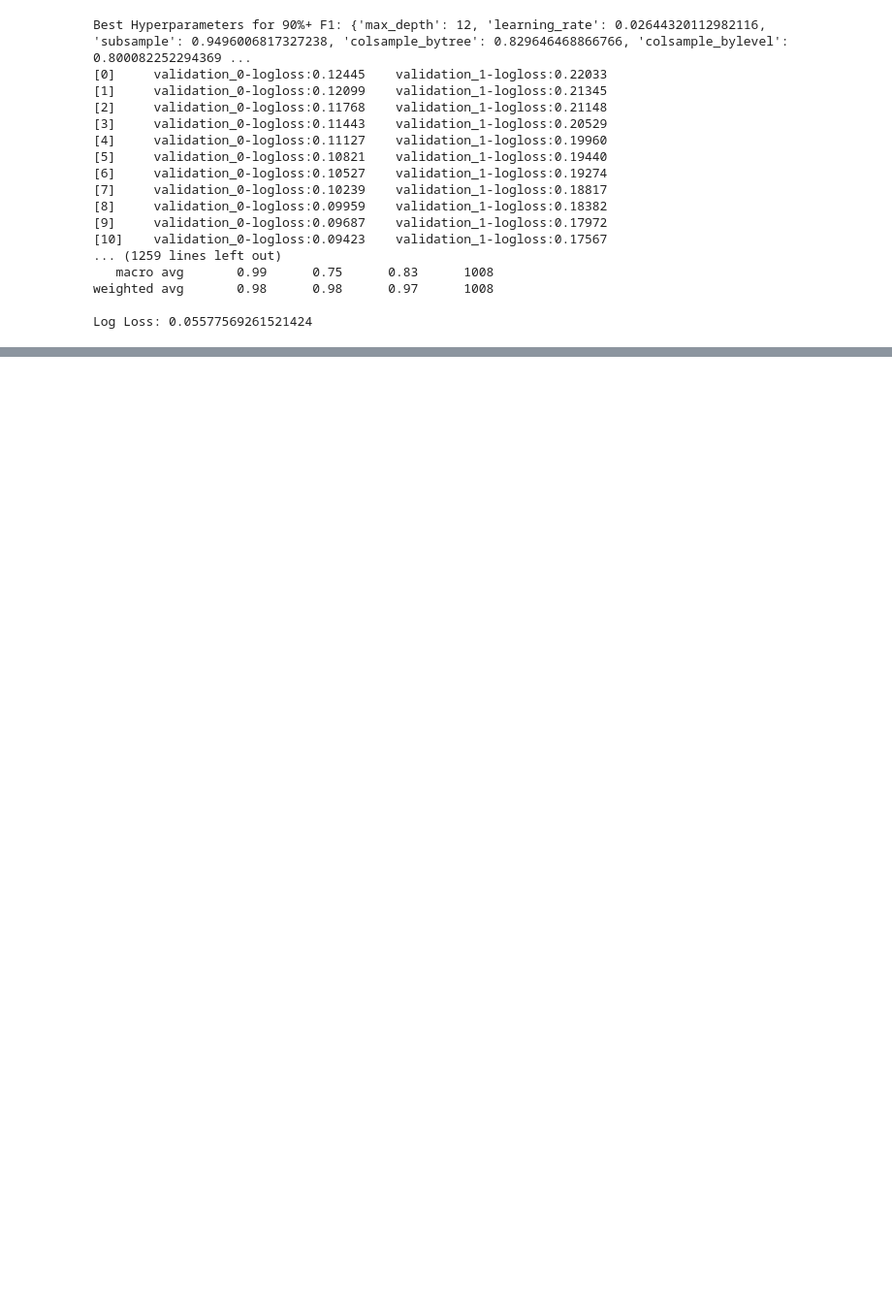
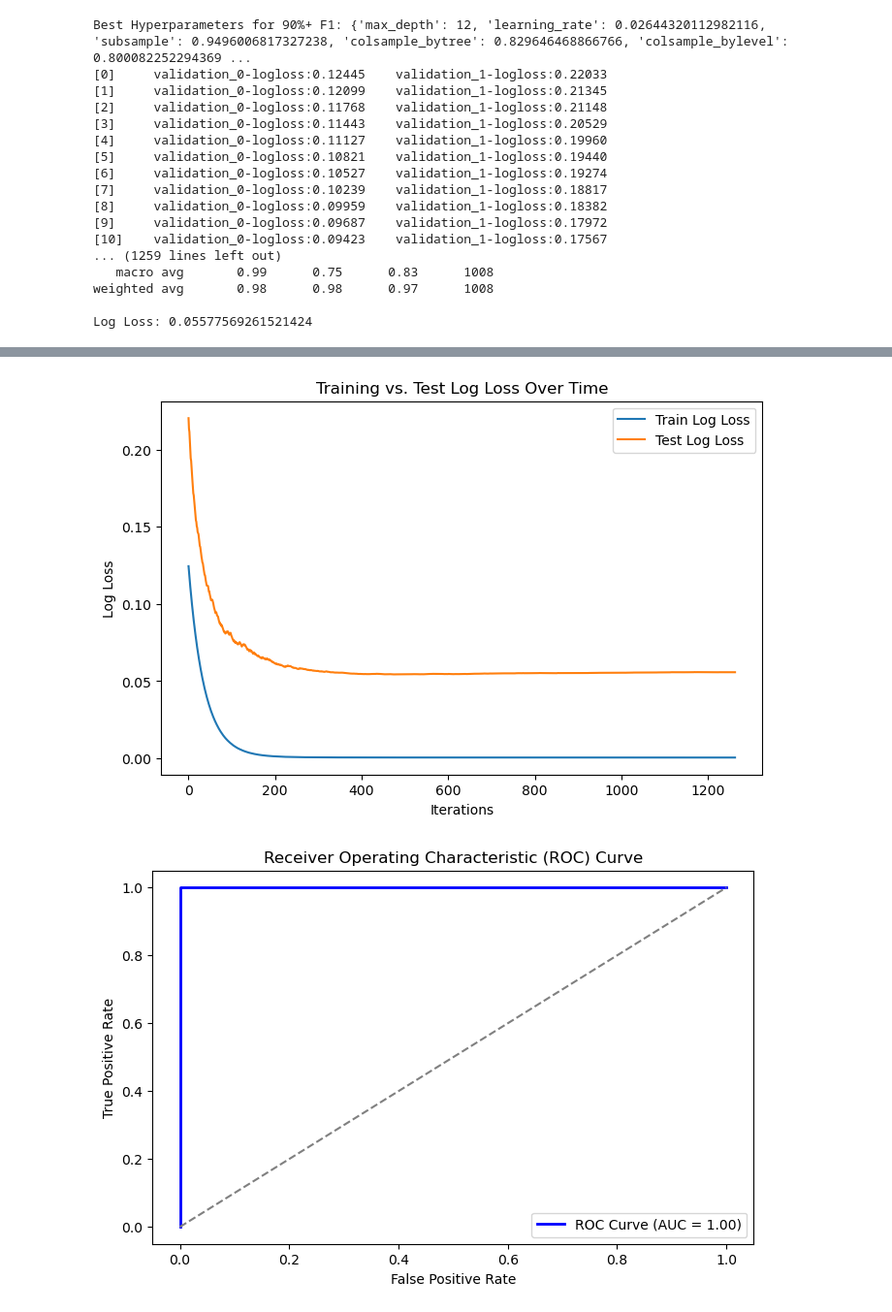
Before and after one commit to Demorax/meme-crypto-bot, a Jupyter notebook: sell_model.ipynb, the cells around one changed output, grey strips where cells are left out. Shown at 97% size. Drawn from its saved outputs; the diff is of its cells as text; code cells hidden in the pictures; blank space fills up the shorter version.

Commit message:
added plots to see sell_model performance

```diff
--- a/sell_model.ipynb
+++ b/sell_model.ipynb
@@ -353,0 +377,63 @@ Log Loss: 0.05577569261521424
+# %%
+from sklearn.metrics import roc_curve, auc, precision_recall_curve, confusion_matrix, ConfusionMatrixDisplay
+
+results = final_model.evals_result()
+epochs = len(results["validation_0"]["logloss"])
+
+plt.figure(figsize=(8,5))
+plt.plot(range(epochs), results["validation_0"]["logloss"], label="Train Log Loss")
+plt.plot(range(epochs), results["validation_1"]["logloss"], label="Test Log Loss")
+plt.xlabel("Iterations")
+plt.ylabel("Log Loss")
+plt.title("Training vs. Test Log Loss Over Time")
+plt.legend()
+plt.show()
+
+#ROC Curve
+fpr, tpr, _ = roc_curve(y_test, y_pred_probs)
+roc_auc = auc(fpr, tpr)
+
+plt.figure(figsize=(8,5))
+plt.plot(fpr, tpr, color="blue", lw=2, label=f"ROC Curve (AUC = {roc_auc:.2f})")
+plt.plot([0, 1], [0, 1], color="gray", linestyle="--")
+plt.xlabel("False Positive Rate")
+plt.ylabel("True Positive Rate")
+plt.title("Receiver Operating Characteristic (ROC) Curve")
+plt.legend()
+plt.show()
+
+# Precision-Recall Curve
+precision, recall, _ = precision_recall_curve(y_test, y_pred_probs)
+
+plt.figure(figsize=(8,5))
+plt.plot(recall, precision, color="green", lw=2, label="PR Curve")
+plt.xlabel("Recall")
+plt.ylabel("Precision")
+plt.title("Precision-Recall Curve")
+plt.legend()
+plt.show()
+
+# Confusion Matrix
+cm = confusion_matrix(y_test, y_pred)
+disp = ConfusionMatrixDisplay(confusion_matrix=cm)
+disp.plot(cmap="Blues")
+plt.title("Confusion Matrix")
+plt.show()
+
+# Train vs Test Accuracy (Overfitting Check)
+train_acc = final_model.score(X_train, y_train)
+test_acc = final_model.score(X_test, y_test)
+
+plt.figure(figsize=(6,5))
+plt.bar(["Train Accuracy", "Test Accuracy"], [train_acc, test_acc], color=["blue", "red"])
+plt.ylabel("Accuracy")
+plt.title("Train vs. Test Accuracy (Overfitting Check)")
+plt.ylim(0, 1)
+plt.show()
+
+# Feature Importance (Gain-based)
+xgb.plot_importance(final_model, importance_type='gain', title="Feature Importance (Gain-Based)")
+plt.show()
+# %% [output]
+[figure, added]
+[figure, added]
```
Also changed, not shown: parts of 2 cells of this notebook.
